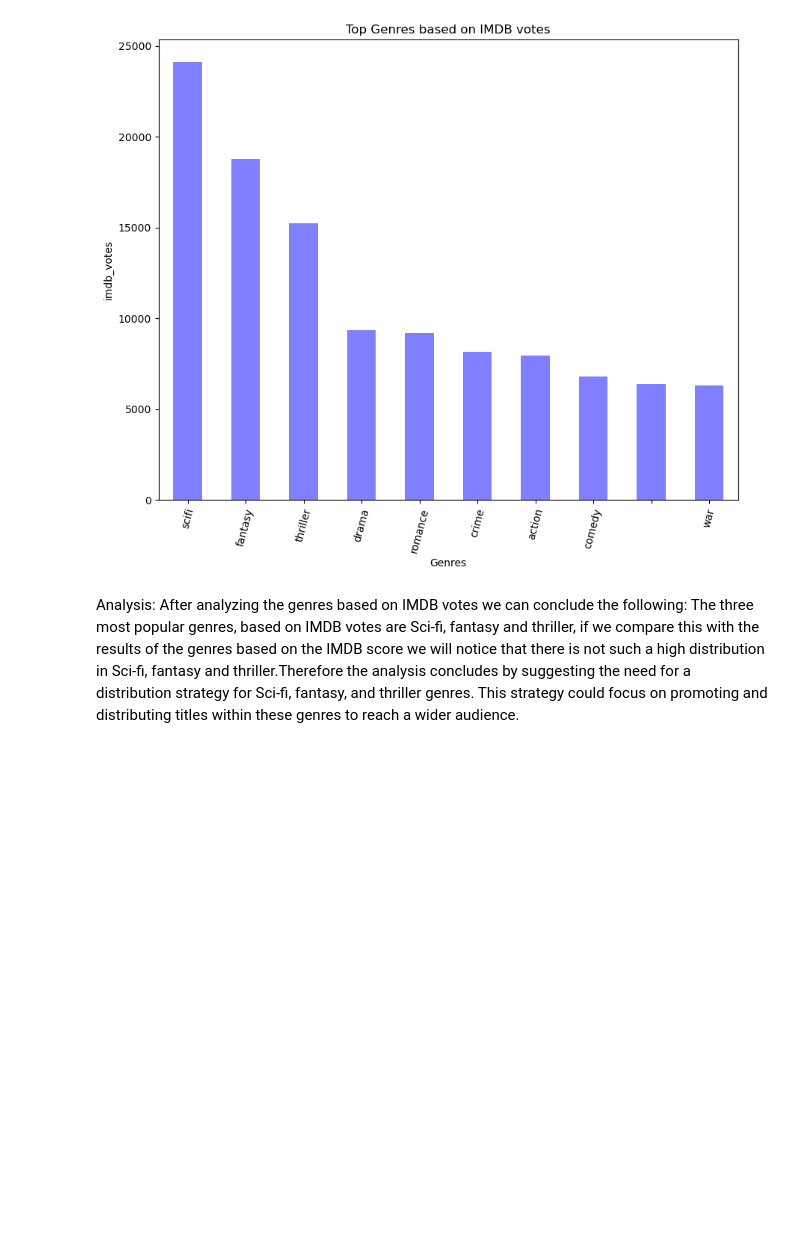
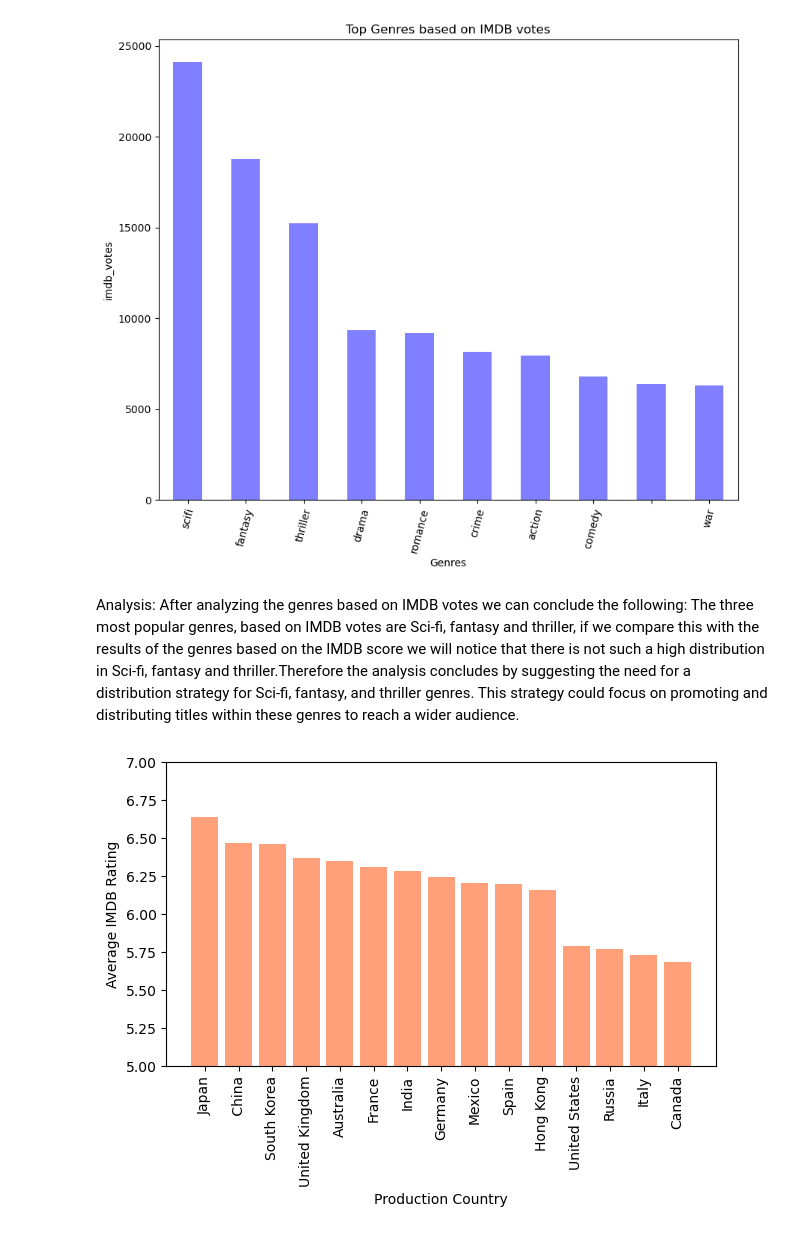
Before and after one commit to jannatulhashi/Amazon_Prime_Project, a Jupyter notebook: Amazon Data.ipynb, the cells around one changed output. Saved outputs shown, nothing was run; the diff lists cells and outputs as text; code cells hidden in the pictures; blank space fills up the shorter version.

Commit message:
Amazon Data Analysis

```diff
--- a/Amazon Data.ipynb
+++ b/Amazon Data.ipynb
@@ -550,3 +553,37 @@ plt.show
 Analysis:
 After analyzing the genres based on IMDB votes we can conclude the following:
 The three most popular genres, based on IMDB votes are Sci-fi, fantasy and thriller, if we compare this with the results of the genres based on the IMDB score we will notice that there is not such a high distribution in Sci-fi, fantasy and thriller.Therefore the analysis concludes by suggesting the need for a distribution strategy for Sci-fi, fantasy, and thriller genres. This strategy could focus on promoting and distributing titles within these genres to reach a wider audience.
+# %%
+# Analyze the ratings and popularity of titles across different production countries:
+
+#Remove list formatting of production Countries
+titles_data_df['production_countries'] = titles_data_df['production_countries'].str.strip('[]')
+titles_data_df['production_countries'] = titles_data_df['production_countries'].str.replace("'", "")
+# %%
+#Find how many movies were made in each country to get the top 20 most common
+country_mode = titles_data_df['production_countries'].str.split(', ', expand=True).stack().reset_index(level=1, drop=True).rename('country')
+top_15 = country_mode.value_counts().head(17)
+top_15 = top_15.index.tolist()
+top_15.remove('No Data')
+top_15.remove('XX')
+#filter the dataframe to get only the top 20 countries
+filtered_df = titles_data_df[titles_data_df['production_countries'].isin(top_15)]
+# %%
+#How do the average ratings and popularity scores vary across different production countries?
+
+#Bar chart displaying the average ratings for titles produced in different countries
+mean_imdb = filtered_df.groupby(['production_countries'])['imdb_score'].agg('mean')
+mean_imdb = mean_imdb.sort_values(ascending=False)
+Country = mean_imdb.index
+plt.bar(Country,mean_imdb.values, color = 'lightsalmon')
+plt.xlabel('Production Country')
+plt.ylabel('Average IMDB Rating')
+plt.ylim(5, 7)
+new_labels = ['Japan', ' China', 'South Korea', 'United Kingdom', 'Australia', 'France', 'India', 'Germany','Mexico', 'Spain', 'Hong Kong', 'United States', 'Russia', 'Italy', 'Canada']
+plt.xticks(range(len(Country)), new_labels, rotation = 90)
+plt.tight_layout()
+
+plt.savefig('Avg.IMDBperCountry.png')
+plt.show()
+# %% [output]
+[figure, added]
```
Also changed, not shown: parts of 5 cells of this notebook.
